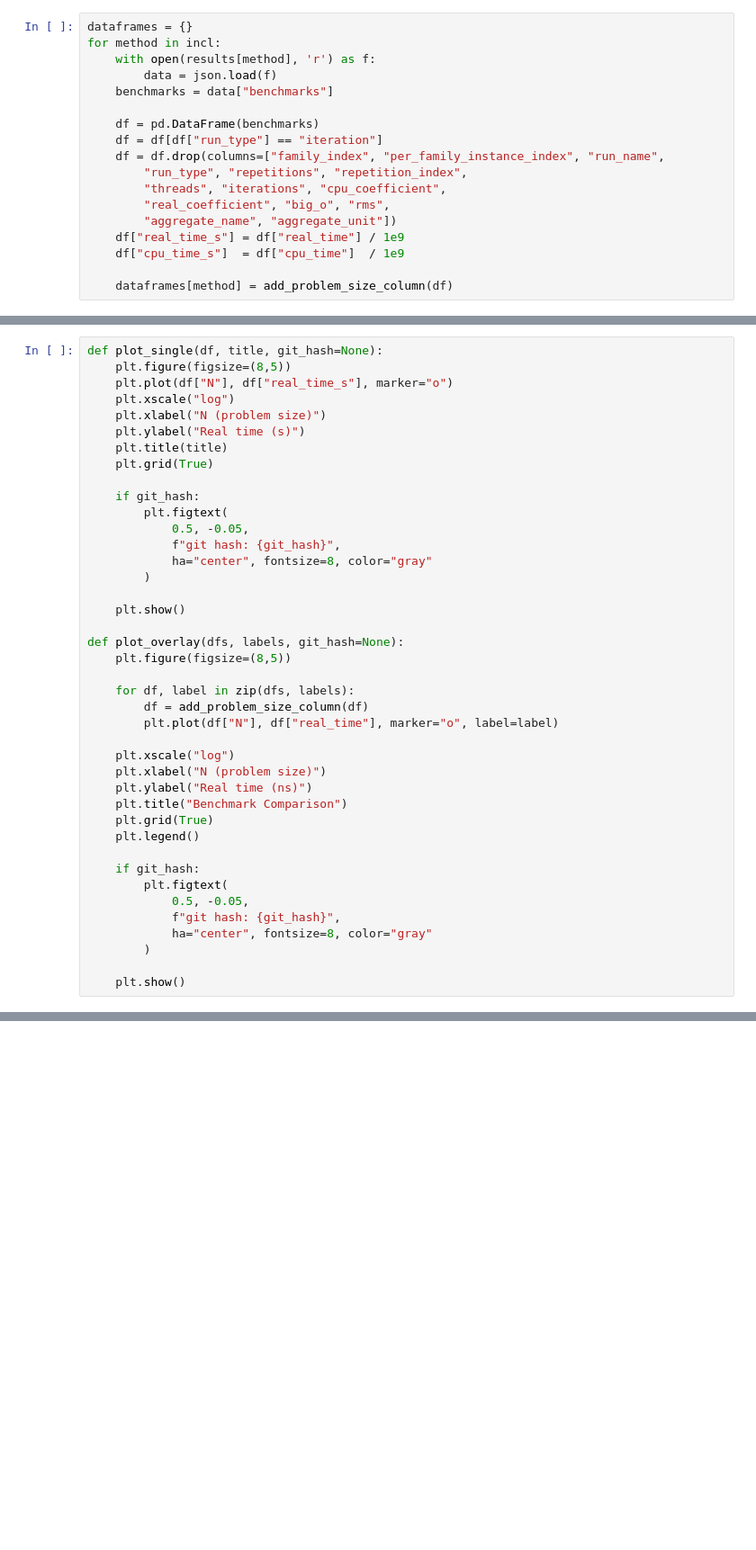
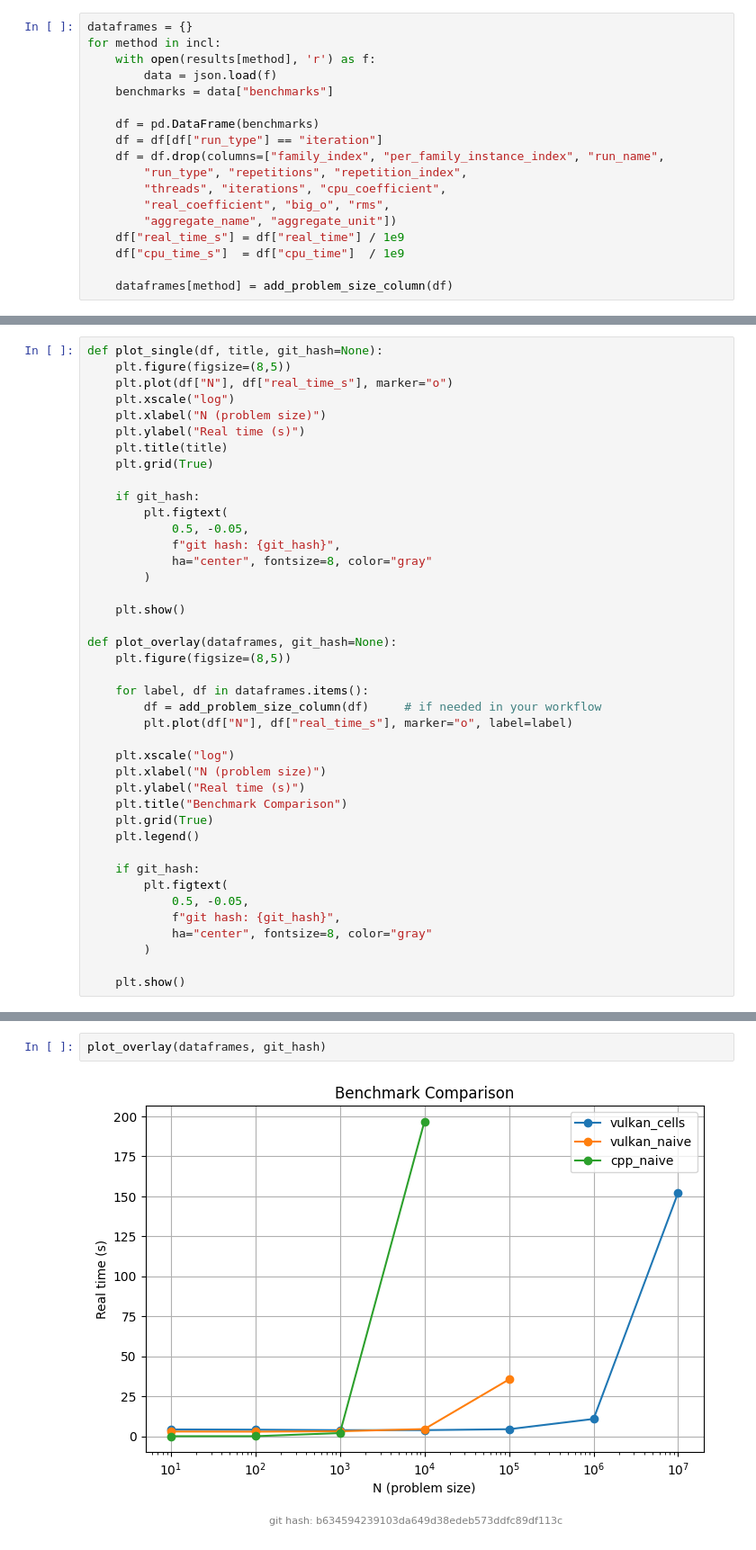
Before and after one commit to schuhmaj/performance-portability-benchmark, a Jupyter notebook: scripts/nBodyPlot.ipynb, the cells around one changed output, grey strips where cells are left out. Shown: that part at 90% size. Saved outputs shown, nothing was run; the diff lists cells and outputs as text; blank space fills up the shorter version.

```diff
--- a/scripts/nBodyPlot.ipynb
+++ b/scripts/nBodyPlot.ipynb
@@ -111,16 +124,16 @@ def plot_single(df, title, git_hash=None):
 
     plt.show()
 
-def plot_overlay(dfs, labels, git_hash=None):
+def plot_overlay(dataframes, git_hash=None):
     plt.figure(figsize=(8,5))
 
-    for df, label in zip(dfs, labels):
-        df = add_problem_size_column(df)
-        plt.plot(df["N"], df["real_time"], marker="o", label=label)
+    for label, df in dataframes.items():
+        df = add_problem_size_column(df)     # if needed in your workflow
+        plt.plot(df["N"], df["real_time_s"], marker="o", label=label)
 
     plt.xscale("log")
     plt.xlabel("N (problem size)")
-    plt.ylabel("Real time (ns)")
+    plt.ylabel("Real time (s)")
     plt.title("Benchmark Comparison")
     plt.grid(True)
     plt.legend()
@@ -144 +157,5 @@ for method in incl:
 [figure]
+# %%
+plot_overlay(dataframes, git_hash)
+# %% [output]
+[figure, added]
```
Also changed, not shown: parts of 3 cells of this notebook, 18 other files.
